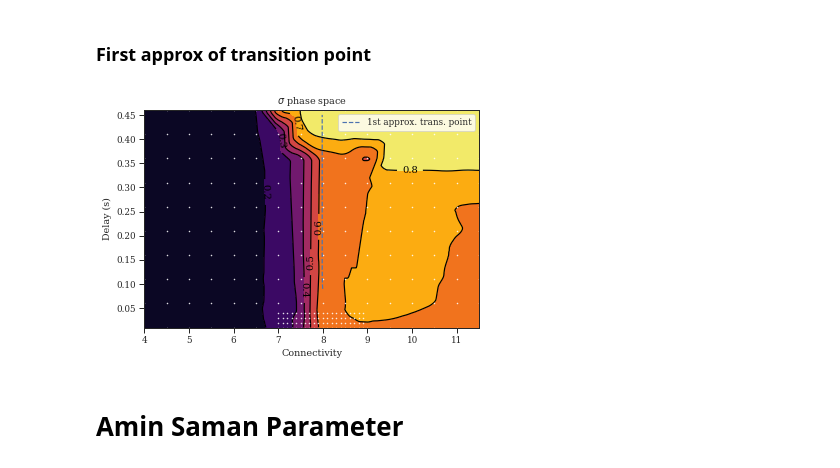
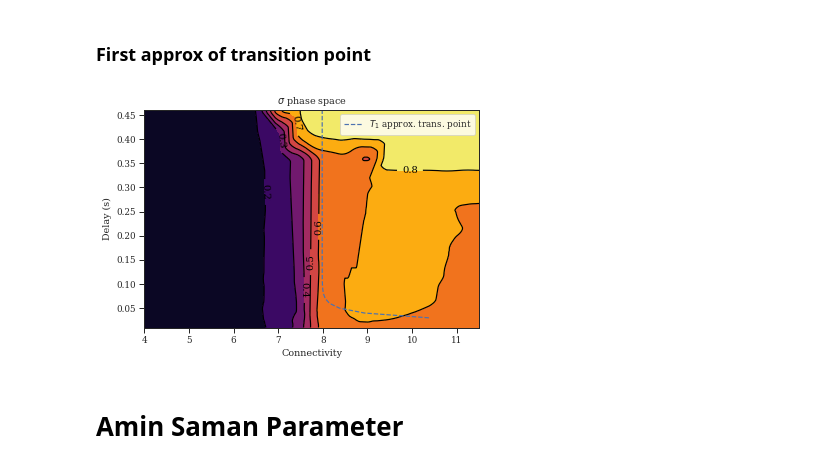
Before and after one commit to mmehrani/master_thesis, a Jupyter notebook: scripts/all_neurons_model_in_one_place/drawing_grid_of_phase_space.ipynb, the cells around one changed output. Cells and saved outputs as stored; diff of their text form; code cells hidden in the pictures.

```diff
--- a/scripts/all_neurons_model_in_one_place/drawing_grid_of_phase_space.ipynb
+++ b/scripts/all_neurons_model_in_one_place/drawing_grid_of_phase_space.ipynb
@@ -216,31 +216,31 @@ def first_trans_point_rotational(alpha, g, d, random_input_span):
 ### First approx of transition point
 # %%
 
-c_fig, c_ax = create_contour_phase_space(sigma_glossary_dict, r'$\sigma$', plot_points = True)
+c_fig, c_ax = create_contour_phase_space(sigma_glossary_dict, r'$\sigma$', plot_points = False)
 
-delay_mesh = np.arange(min(delay_arr)+0.08,max(delay_arr),0.01)
+delay_mesh = np.arange(min(delay_arr)+0.02,max(delay_arr),0.01)
 g_star_one = np.zeros_like(delay_mesh)
 g_star_two = np.zeros_like(delay_mesh)
 
 if neuron_model == current_models[2]:
     for i,d in enumerate(delay_mesh):
         g_star_one[i] = first_trans_point_non_repulsive(alpha, g, d)
         g_star_two[i] = second_trans_point_non_repulsive(alpha, g, d)
 
-    c_ax.plot( g_star_one, delay_mesh, 'b--', label = '1st approx. trans. point')
-    c_ax.plot( g_star_two, delay_mesh, 'g--', label = '2nd approx. trans. point')
+    c_ax.plot( g_star_one, delay_mesh, 'b--', label = r'$T_1$ approx. trans. point')
+    c_ax.plot( g_star_two, delay_mesh, 'g--', label = r'$T_2$ approx. trans. point')
 elif neuron_model == current_models[1]:
     for i,d in enumerate(delay_mesh):
         g_star_one[i] = first_trans_point_rotational(alpha, g, d, random_input_span)
 #         g_star_one[i] = first_trans_point_non_repulsive(alpha, g, d)
 
-    c_ax.plot( g_star_one, delay_mesh, 'b--', label = '1st approx. trans. point')
+    c_ax.plot( g_star_one, delay_mesh, 'b--', label = r'$T_1$ approx. trans. point')
 
 c_ax.legend(loc='upper right')
-# c_fig.savefig(os.path.join(target_path, 'sigma_phase_space_contour_analytical_trans_points_alpha{}.png'.format(alpha)), dpi = 1000)
+c_fig.savefig(os.path.join(target_path, 'sigma_phase_space_contour_analytical_trans_points_alpha{}.png'.format(alpha)), dpi = 1000)
 c_fig
 # %% [output]
-[figure, old version]
+[figure, new version]
 # %% [markdown]
 # Amin Saman Parameter
 # %%
```
Also changed, not shown: 9 other files.
